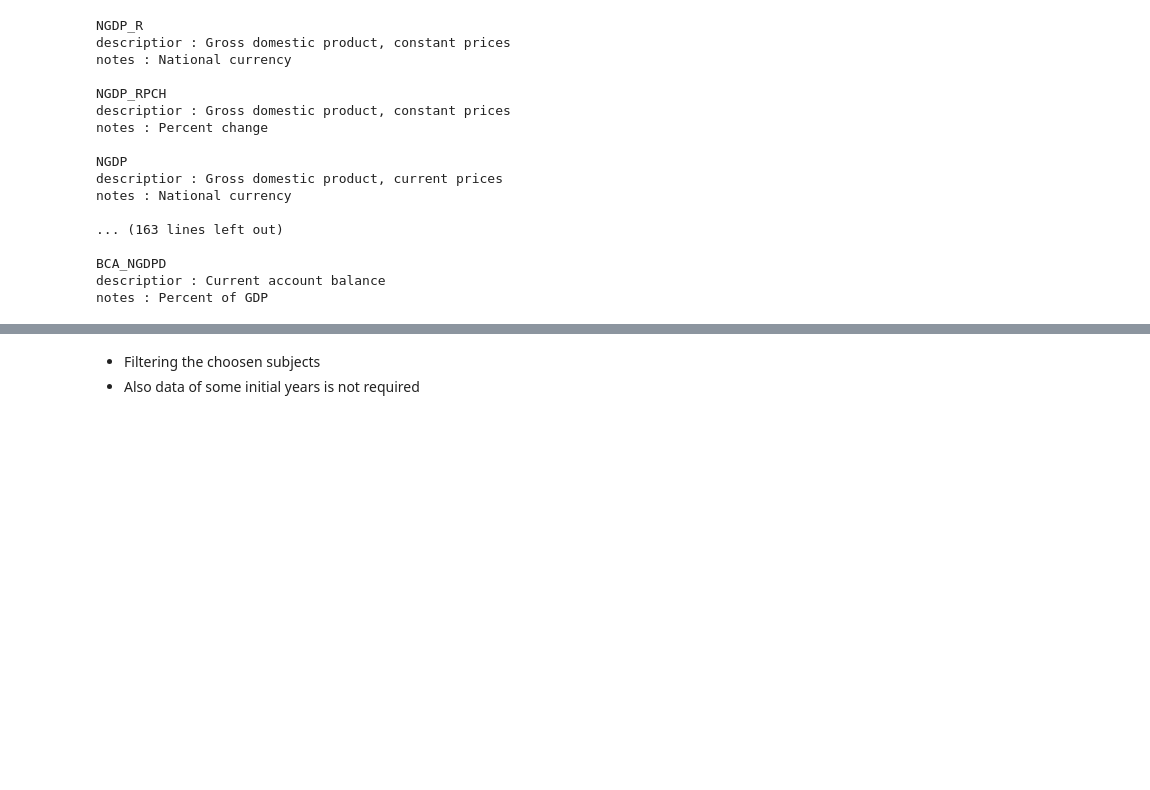
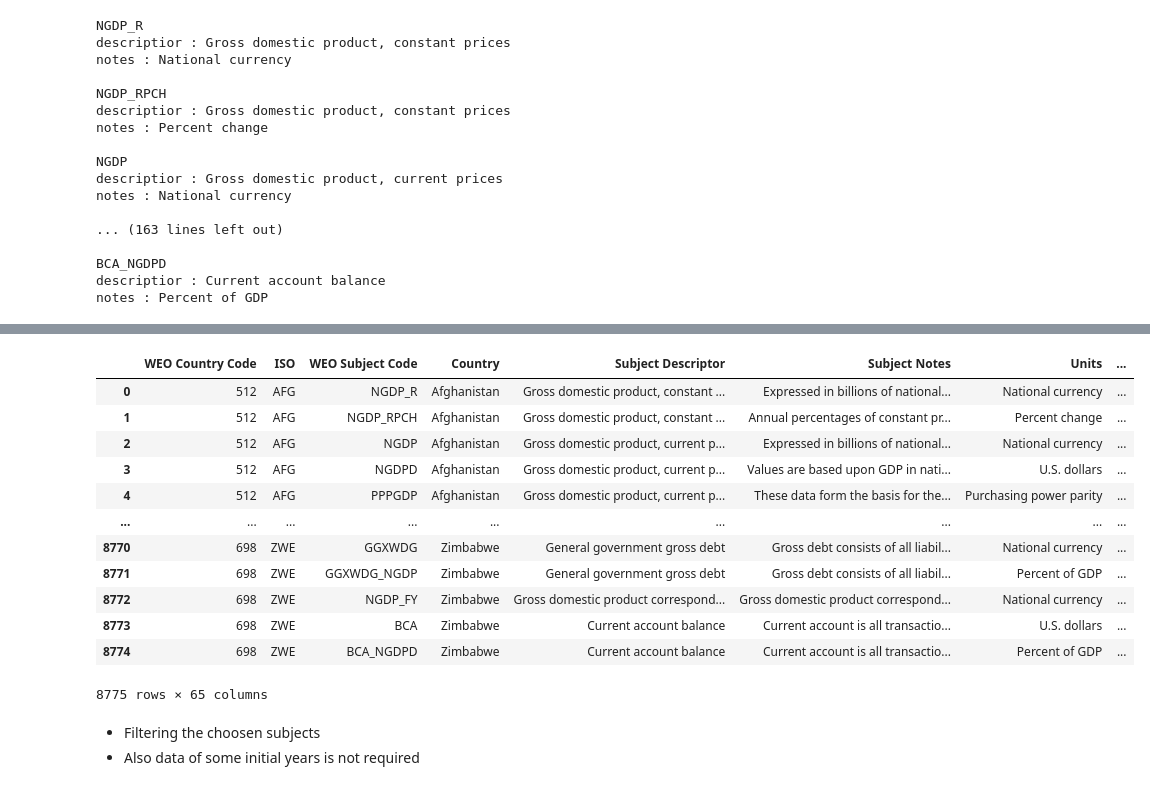
Before and after one commit to siddhant-deshmukh/Dashboard-Country-Data, a Jupyter notebook: data/analyse_data.ipynb, the cells around one changed output, grey strips where cells are left out. Saved outputs shown, nothing was run; the diff lists cells and outputs as text; code cells hidden in the pictures; blank space fills up the shorter version.

```diff
--- a/data/analyse_data.ipynb
+++ b/data/analyse_data.ipynb
@@ -120,3 +152,19 @@ gov_subjects = {
+# %%
+df
+# %% [output]
+|  | WEO Country Code | ISO | WEO Subject Code | Country | Subject Descriptor | Subject Notes | Units | ... |
+| 0 | 512 | AFG | NGDP_R | Afghanistan | Gross domestic product, constant ... | Expressed in billions of national... | National currency | ... |
+| 1 | 512 | AFG | NGDP_RPCH | Afghanistan | Gross domestic product, constant ... | Annual percentages of constant pr... | Percent change | ... |
+| 2 | 512 | AFG | NGDP | Afghanistan | Gross domestic product, current p... | Expressed in billions of national... | National currency | ... |
+| 3 | 512 | AFG | NGDPD | Afghanistan | Gross domestic product, current p... | Values are based upon GDP in nati... | U.S. dollars | ... |
+| 4 | 512 | AFG | PPPGDP | Afghanistan | Gross domestic product, current p... | These data form the basis for the... | Purchasing power parity | ... |
+| ... | ... | ... | ... | ... | ... | ... | ... | ... |
+| 8770 | 698 | ZWE | GGXWDG | Zimbabwe | General government gross debt | Gross debt consists of all liabil... | National currency | ... |
+| 8771 | 698 | ZWE | GGXWDG_NGDP | Zimbabwe | General government gross debt | Gross debt consists of all liabil... | Percent of GDP | ... |
+| 8772 | 698 | ZWE | NGDP_FY | Zimbabwe | Gross domestic product correspond... | Gross domestic product correspond... | National currency | ... |
+| 8773 | 698 | ZWE | BCA | Zimbabwe | Current account balance | Current account is all transactio... | U.S. dollars | ... |
+| 8774 | 698 | ZWE | BCA_NGDPD | Zimbabwe | Current account balance | Current account is all transactio... | Percent of GDP | ... |
+8775 rows × 65 columns
 # %% [markdown]
 * Filtering the choosen subjects
 * Also data of some initial years is not required
```
Also changed, not shown: parts of 3 cells of this notebook.
